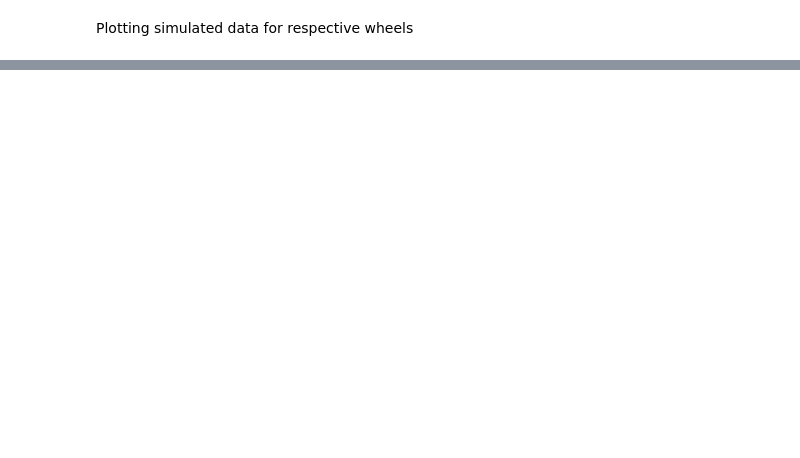
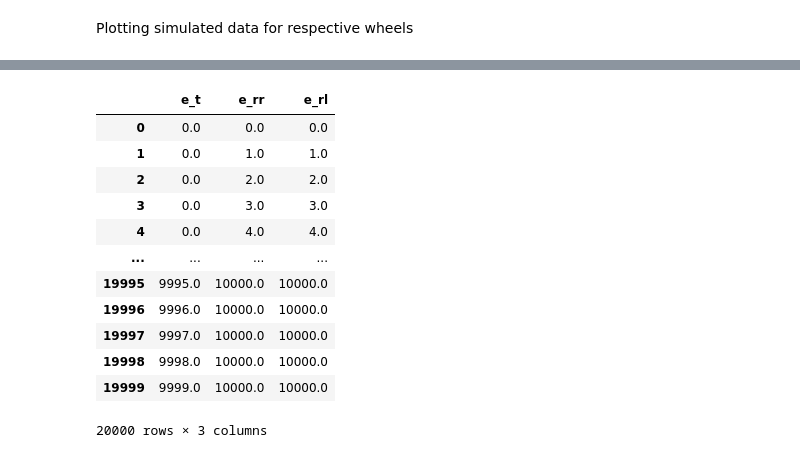
Before and after one commit to SujithChristopher/armbo_preliminary_work, a Jupyter notebook: simulation/ipy_notebooks/omniwheel_sim.ipynb, the cells around one changed output, grey strips where cells are left out. Saved outputs shown, nothing was run; the diff lists cells and outputs as text; code cells hidden in the pictures; blank space fills up the shorter version.

```diff
--- a/simulation/ipy_notebooks/omniwheel_sim.ipynb
+++ b/simulation/ipy_notebooks/omniwheel_sim.ipynb
@@ -25,0 +50,17 @@ plt.legend()
+# %%
+df = pd.DataFrame([w1, w2, w3], index=['e_t', 'e_rr', 'e_rl']).T
+df
+# %% [output]
+|  | e_t | e_rr | e_rl |
+| 0 | 0.0 | 0.0 | 0.0 |
+| 1 | 0.0 | 1.0 | 1.0 |
+| 2 | 0.0 | 2.0 | 2.0 |
+| 3 | 0.0 | 3.0 | 3.0 |
+| 4 | 0.0 | 4.0 | 4.0 |
+| ... | ... | ... | ... |
+| 19995 | 9995.0 | 10000.0 | 10000.0 |
+| 19996 | 9996.0 | 10000.0 | 10000.0 |
+| 19997 | 9997.0 | 10000.0 | 10000.0 |
+| 19998 | 9998.0 | 10000.0 | 10000.0 |
+| 19999 | 9999.0 | 10000.0 | 10000.0 |
+20000 rows × 3 columns
```
Also changed, not shown: parts of 10 cells of this notebook, 1 other file.
